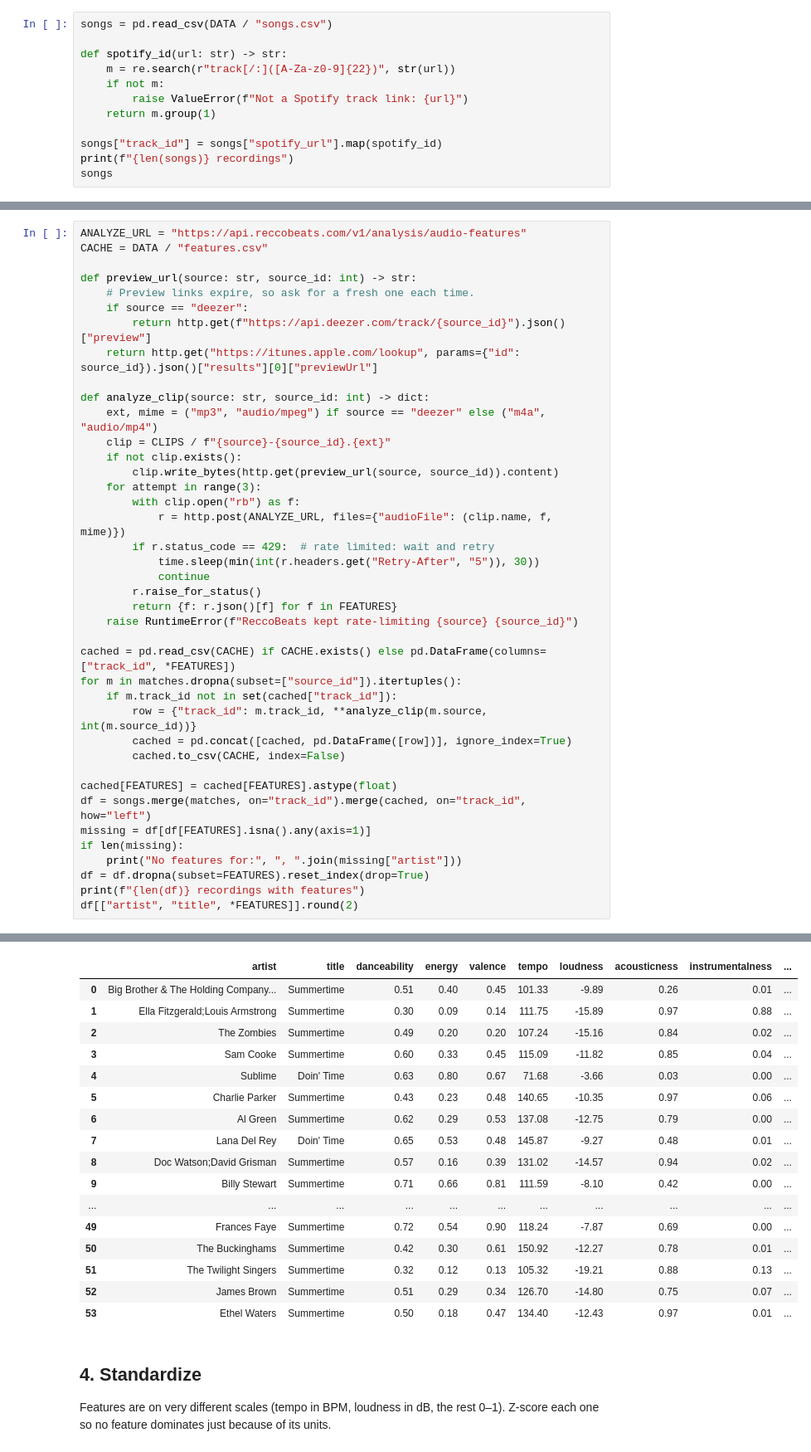
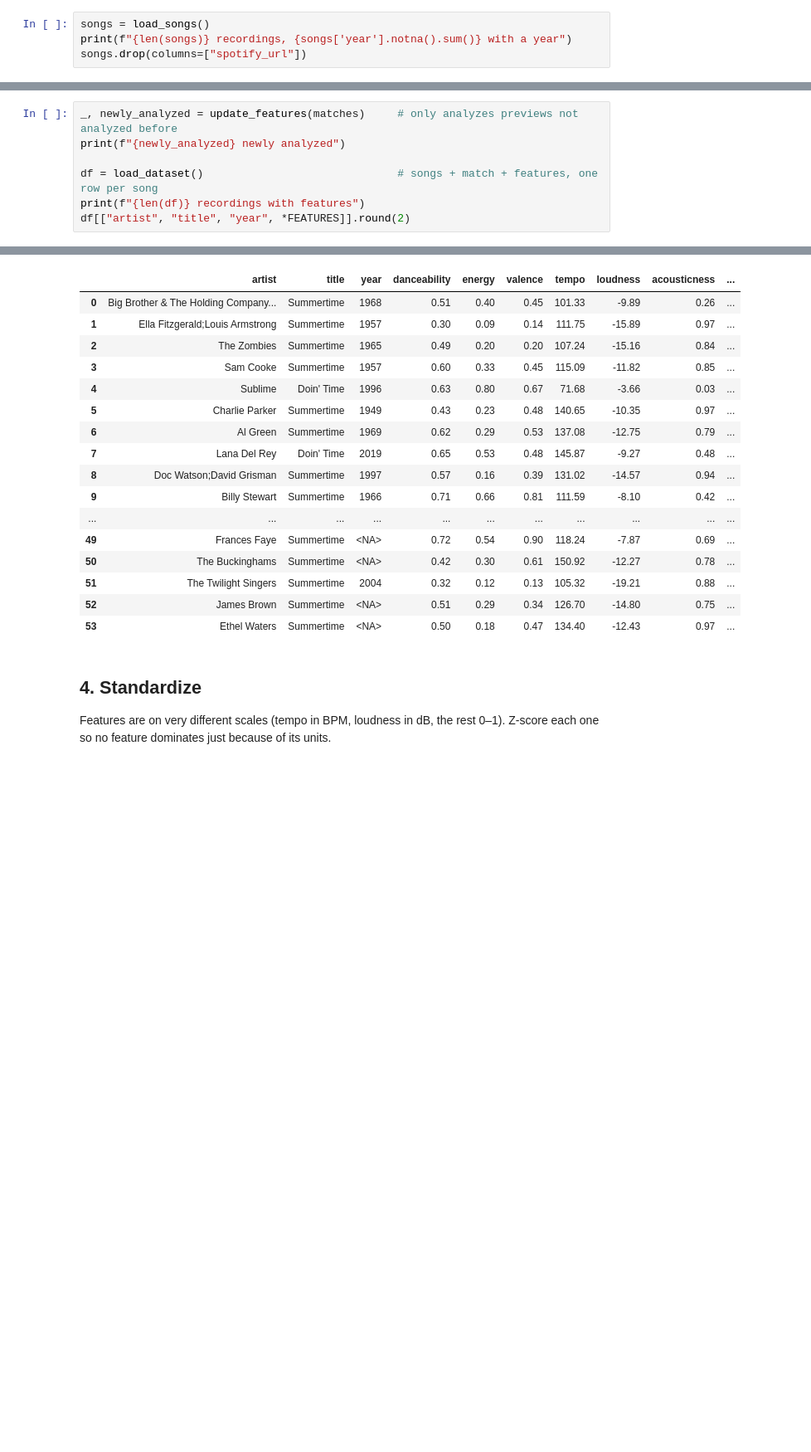
Before and after one commit to yezegeye/summertime-map, a Jupyter notebook: notebooks/summertime.ipynb, the cells around one changed output, grey strips where cells are left out. Shown at 83% size. Saved outputs shown, nothing was run; the diff lists cells and outputs as text; blank space fills up the shorter version.

```diff
--- a/notebooks/summertime.ipynb
+++ b/notebooks/summertime.ipynb
@@ -40,13 +38,5 @@ http = httpx.Client(timeout=30)
 # %%
-songs = pd.read_csv(DATA / "songs.csv")
-
-def spotify_id(url: str) -> str:
-    m = re.search(r"track[/:]([A-Za-z0-9]{22})", str(url))
-    if not m:
-        raise ValueError(f"Not a Spotify track link: {url}")
-    return m.group(1)
-
-songs["track_id"] = songs["spotify_url"].map(spotify_id)
-print(f"{len(songs)} recordings")
-songs
+songs = load_songs()
+print(f"{len(songs)} recordings, {songs['year'].notna().sum()} with a year")
+songs.drop(columns=["spotify_url"])
 # %% [output]
@@ -193,43 +127,10 @@ whole performance.
 
 Results are cached in `data/features.csv`; delete a row to re-analyze that song.
 # %%
-ANALYZE_URL = "https://api.reccobeats.com/v1/analysis/audio-features"
-CACHE = DATA / "features.csv"
+_, newly_analyzed = update_features(matches)     # only analyzes previews not analyzed before
+print(f"{newly_analyzed} newly analyzed")
 
-def preview_url(source: str, source_id: int) -> str:
-    # Preview links expire, so ask for a fresh one each time.
-    if source == "deezer":
-        return http.get(f"https://api.deezer.com/track/{source_id}").json()["preview"]
-    return http.get("https://itunes.apple.com/lookup", params={"id": source_id}).json()["results"][0]["previewUrl"]
-
-def analyze_clip(source: str, source_id: int) -> dict:
-    ext, mime = ("mp3", "audio/mpeg") if source == "deezer" else ("m4a", "audio/mp4")
-    clip = CLIPS / f"{source}-{source_id}.{ext}"
-    if not clip.exists():
-        clip.write_bytes(http.get(preview_url(source, source_id)).content)
-    for attempt in range(3):
-        with clip.open("rb") as f:
-            r = http.post(ANALYZE_URL, files={"audioFile": (clip.name, f, mime)})
-        if r.status_code == 429:  # rate limited: wait and retry
-            time.sleep(min(int(r.headers.get("Retry-After", "5")), 30))
-            continue
-        r.raise_for_status()
-        return {f: r.json()[f] for f in FEATURES}
-    raise RuntimeError(f"ReccoBeats kept rate-limiting {source} {source_id}")
-
-cached = pd.read_csv(CACHE) if CACHE.exists() else pd.DataFrame(columns=["track_id", *FEATURES])
-for m in matches.dropna(subset=["source_id"]).itertuples():
-    if m.track_id not in set(cached["track_id"]):
-        row = {"track_id": m.track_id, **analyze_clip(m.source, int(m.source_id))}
-        cached = pd.concat([cached, pd.DataFrame([row])], ignore_index=True)
-        cached.to_csv(CACHE, index=False)
-
-cached[FEATURES] = cached[FEATURES].astype(float)
-df = songs.merge(matches, on="track_id").merge(cached, on="track_id", how="left")
-missing = df[df[FEATURES].isna().any(axis=1)]
-if len(missing):
-    print("No features for:", ", ".join(missing["artist"]))
-df = df.dropna(subset=FEATURES).reset_index(drop=True)
+df = load_dataset()                              # songs + match + features, one row per song
 print(f"{len(df)} recordings with features")
-df[["artist", "title", *FEATURES]].round(2)
+df[["artist", "title", "year", *FEATURES]].round(2)
 # %% [output]
@@ -236,21 +138,21 @@ df[["artist", "title", *FEATURES]].round(2)
 54 recordings with features
-|  | artist | title | danceability | energy | valence | tempo | loudness | acousticness | instrumentalness | ... |
-| 0 | Big Brother & The Holding Company... | Summertime | 0.51 | 0.40 | 0.45 | 101.33 | -9.89 | 0.26 | 0.01 | ... |
-| 1 | Ella Fitzgerald;Louis Armstrong | Summertime | 0.30 | 0.09 | 0.14 | 111.75 | -15.89 | 0.97 | 0.88 | ... |
-| 2 | The Zombies | Summertime | 0.49 | 0.20 | 0.20 | 107.24 | -15.16 | 0.84 | 0.02 | ... |
-| 3 | Sam Cooke | Summertime | 0.60 | 0.33 | 0.45 | 115.09 | -11.82 | 0.85 | 0.04 | ... |
-| 4 | Sublime | Doin' Time | 0.63 | 0.80 | 0.67 | 71.68 | -3.66 | 0.03 | 0.00 | ... |
-| 5 | Charlie Parker | Summertime | 0.43 | 0.23 | 0.48 | 140.65 | -10.35 | 0.97 | 0.06 | ... |
-| 6 | Al Green | Summertime | 0.62 | 0.29 | 0.53 | 137.08 | -12.75 | 0.79 | 0.00 | ... |
-| 7 | Lana Del Rey | Doin' Time | 0.65 | 0.53 | 0.48 | 145.87 | -9.27 | 0.48 | 0.01 | ... |
-| 8 | Doc Watson;David Grisman | Summertime | 0.57 | 0.16 | 0.39 | 131.02 | -14.57 | 0.94 | 0.02 | ... |
-| 9 | Billy Stewart | Summertime | 0.71 | 0.66 | 0.81 | 111.59 | -8.10 | 0.42 | 0.00 | ... |
+|  | artist | title | year | danceability | energy | valence | tempo | loudness | acousticness | ... |
+| 0 | Big Brother & The Holding Company... | Summertime | 1968 | 0.51 | 0.40 | 0.45 | 101.33 | -9.89 | 0.26 | ... |
+| 1 | Ella Fitzgerald;Louis Armstrong | Summertime | 1957 | 0.30 | 0.09 | 0.14 | 111.75 | -15.89 | 0.97 | ... |
+| 2 | The Zombies | Summertime | 1965 | 0.49 | 0.20 | 0.20 | 107.24 | -15.16 | 0.84 | ... |
+| 3 | Sam Cooke | Summertime | 1957 | 0.60 | 0.33 | 0.45 | 115.09 | -11.82 | 0.85 | ... |
+| 4 | Sublime | Doin' Time | 1996 | 0.63 | 0.80 | 0.67 | 71.68 | -3.66 | 0.03 | ... |
+| 5 | Charlie Parker | Summertime | 1949 | 0.43 | 0.23 | 0.48 | 140.65 | -10.35 | 0.97 | ... |
+| 6 | Al Green | Summertime | 1969 | 0.62 | 0.29 | 0.53 | 137.08 | -12.75 | 0.79 | ... |
+| 7 | Lana Del Rey | Doin' Time | 2019 | 0.65 | 0.53 | 0.48 | 145.87 | -9.27 | 0.48 | ... |
+| 8 | Doc Watson;David Grisman | Summertime | 1997 | 0.57 | 0.16 | 0.39 | 131.02 | -14.57 | 0.94 | ... |
+| 9 | Billy Stewart | Summertime | 1966 | 0.71 | 0.66 | 0.81 | 111.59 | -8.10 | 0.42 | ... |
 | ... | ... | ... | ... | ... | ... | ... | ... | ... | ... | ... |
-| 49 | Frances Faye | Summertime | 0.72 | 0.54 | 0.90 | 118.24 | -7.87 | 0.69 | 0.00 | ... |
-| 50 | The Buckinghams | Summertime | 0.42 | 0.30 | 0.61 | 150.92 | -12.27 | 0.78 | 0.01 | ... |
-| 51 | The Twilight Singers | Summertime | 0.32 | 0.12 | 0.13 | 105.32 | -19.21 | 0.88 | 0.13 | ... |
-| 52 | James Brown | Summertime | 0.51 | 0.29 | 0.34 | 126.70 | -14.80 | 0.75 | 0.07 | ... |
-| 53 | Ethel Waters | Summertime | 0.50 | 0.18 | 0.47 | 134.40 | -12.43 | 0.97 | 0.01 | ... |
+| 49 | Frances Faye | Summertime | <NA> | 0.72 | 0.54 | 0.90 | 118.24 | -7.87 | 0.69 | ... |
+| 50 | The Buckinghams | Summertime | <NA> | 0.42 | 0.30 | 0.61 | 150.92 | -12.27 | 0.78 | ... |
+| 51 | The Twilight Singers | Summertime | 2004 | 0.32 | 0.12 | 0.13 | 105.32 | -19.21 | 0.88 | ... |
+| 52 | James Brown | Summertime | <NA> | 0.51 | 0.29 | 0.34 | 126.70 | -14.80 | 0.75 | ... |
+| 53 | Ethel Waters | Summertime | <NA> | 0.50 | 0.18 | 0.47 | 134.40 | -12.43 | 0.97 | ... |
 # %% [markdown]
 ## 4. Standardize
 
```
Also changed, not shown: parts of 8 cells of this notebook, 11 other files.
